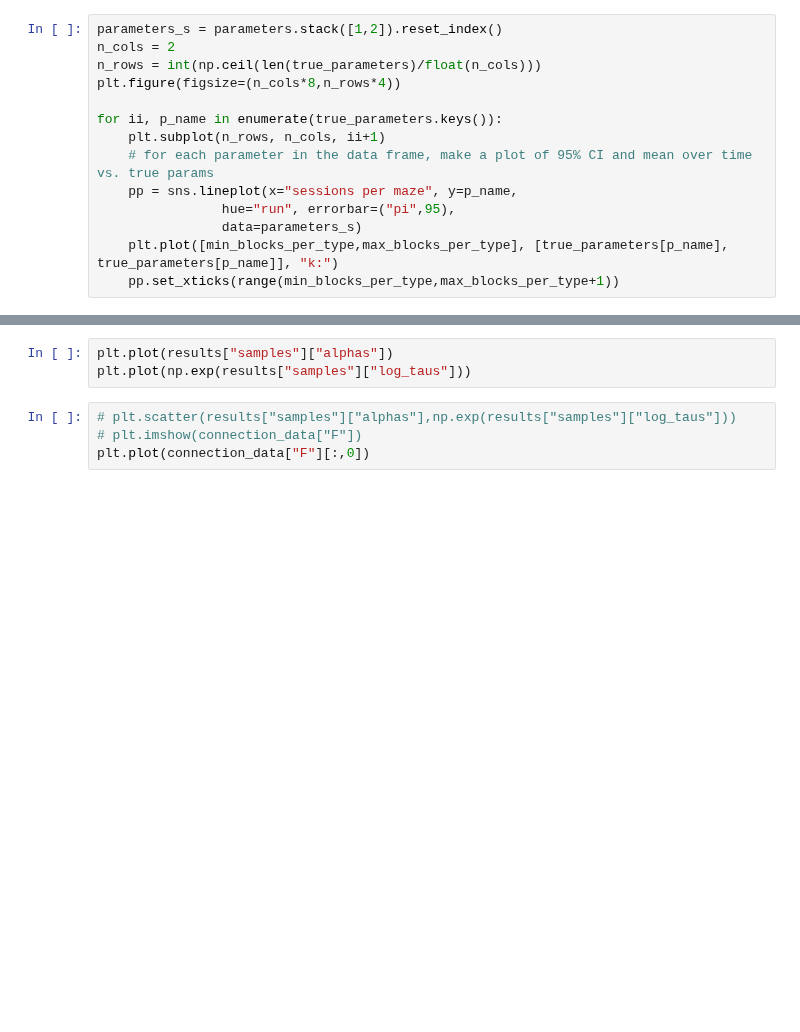
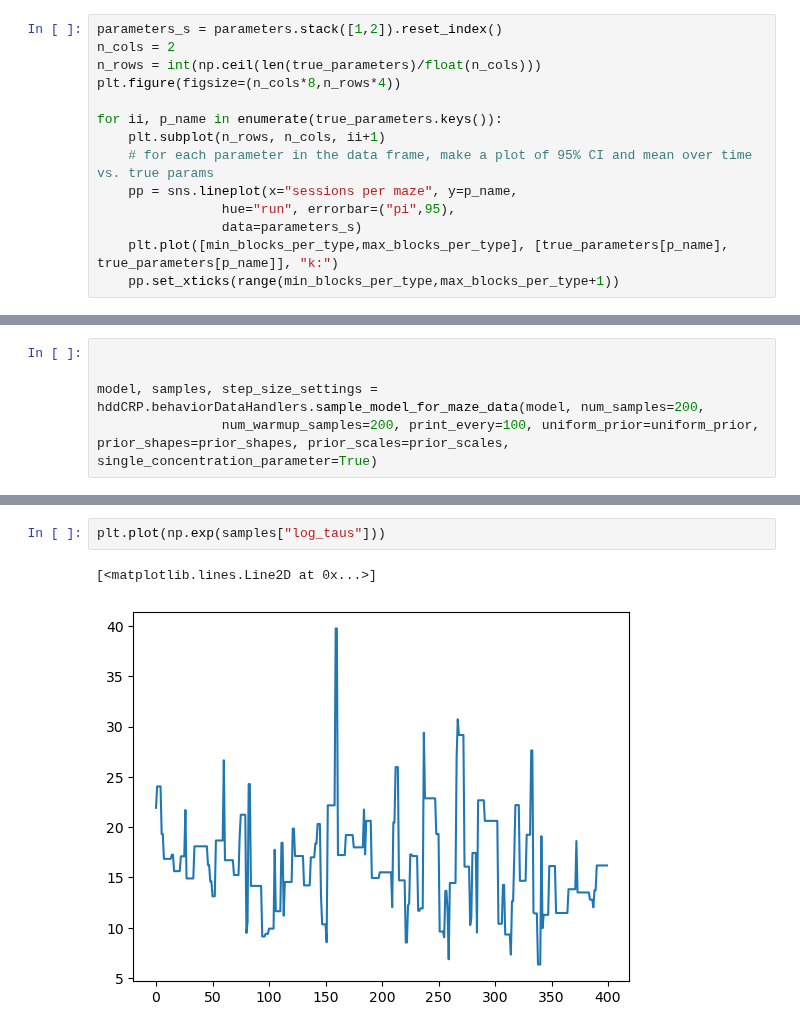
Before and after one commit to latimerk/hddCRP, a Jupyter notebook: simulation_testing.ipynb, the cells around one changed output, grey strips where cells are left out. Saved outputs shown, nothing was run; the diff lists cells and outputs as text; blank space fills up the shorter version.

```diff
--- a/simulation_testing.ipynb
+++ b/simulation_testing.ipynb
@@ -239,0 +225,5 @@ for ii, p_name in enumerate(true_parameters.keys()):
+# %%
+
+
+model, samples, step_size_settings = hddCRP.behaviorDataHandlers.sample_model_for_maze_data(model, num_samples=200,
+                num_warmup_samples=200, print_every=100, uniform_prior=uniform_prior, prior_shapes=prior_shapes, prior_scales=prior_scales, single_concentration_parameter=True)
@@ -240,7 +243,5 @@ for ii, p_name in enumerate(true_parameters.keys()):
 # %%
-plt.plot(results["samples"]["alphas"])
-plt.plot(np.exp(results["samples"]["log_taus"]))
+plt.plot(np.exp(samples["log_taus"]))
+# %% [output]
+[<matplotlib.lines.Line2D at 0x...>]
+[figure, added]
-# %%
-# plt.scatter(results["samples"]["alphas"],np.exp(results["samples"]["log_taus"]))
-# plt.imshow(connection_data["F"])
-plt.plot(connection_data["F"][:,0])
```
Also changed, not shown: parts of 10 cells of this notebook, 3 other files.
